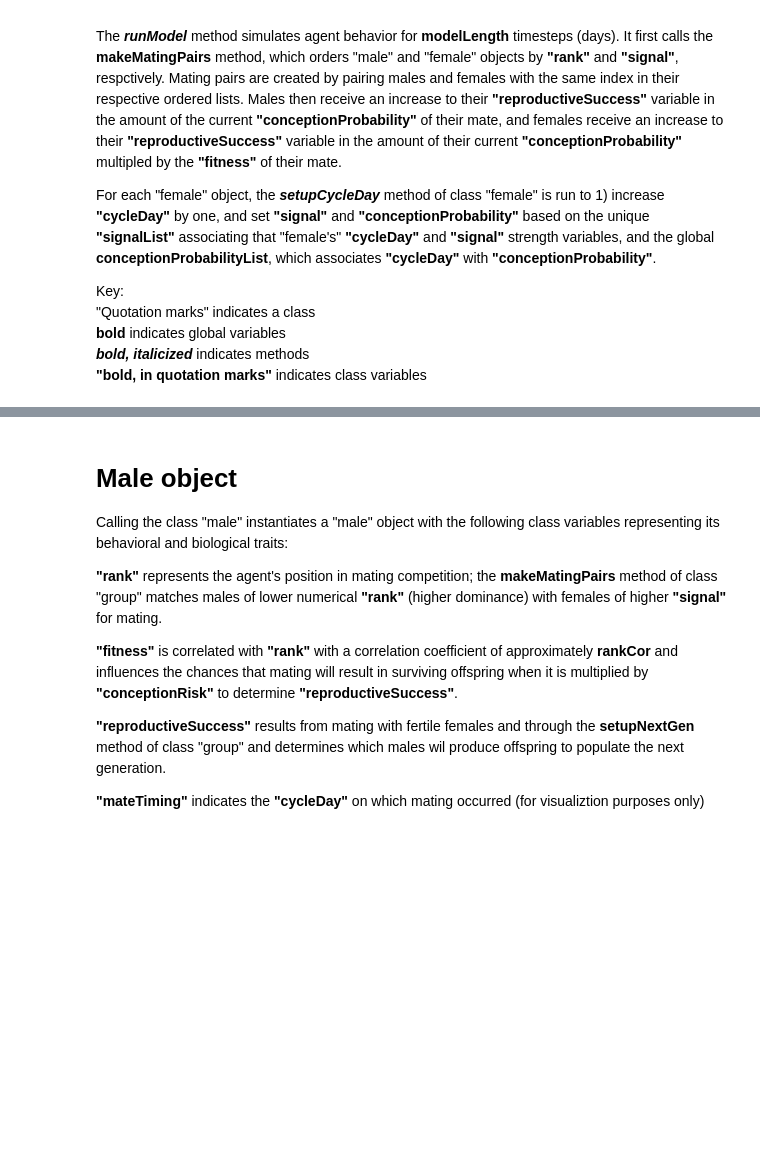
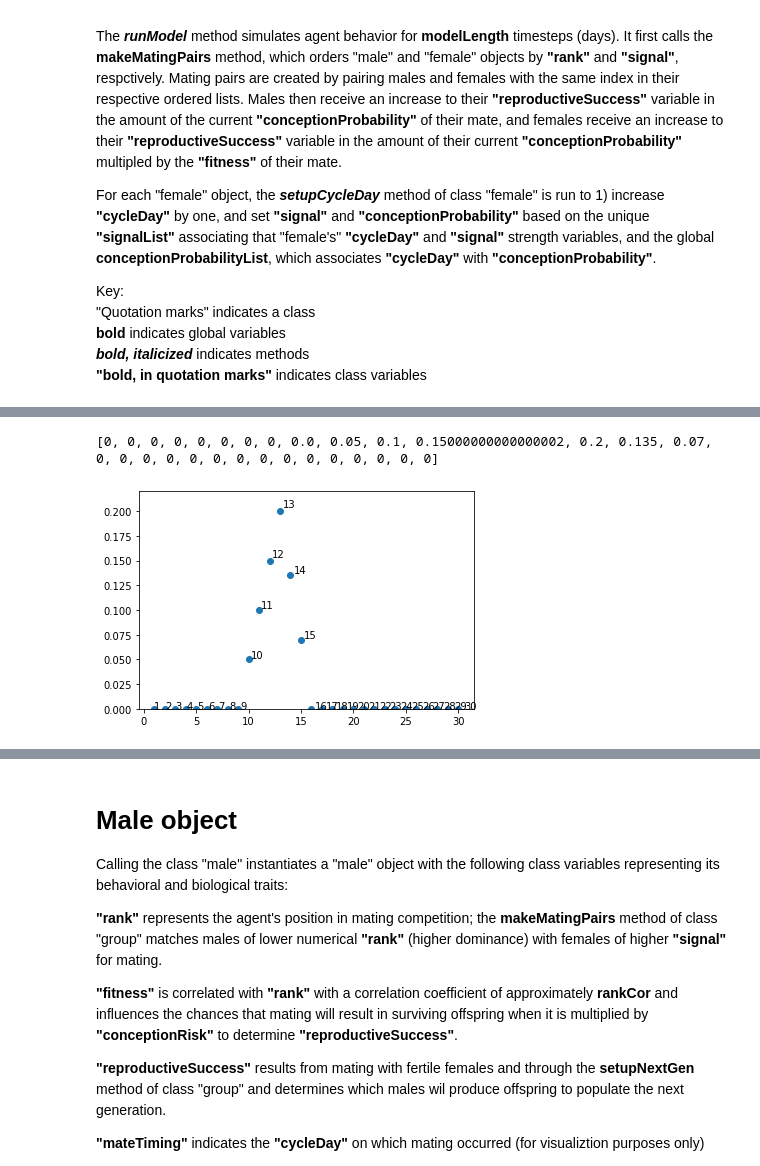
Before and after one commit to kevinrosenfield/FertilitySignalsABM, a Jupyter notebook: fertSignals_0d_GA_v2.ipynb, the cells around one changed output, grey strips where cells are left out. Cells and saved outputs as stored; diff of their text form; code cells hidden in the pictures; blank space fills up the shorter version.

```diff
--- a/fertSignals_0d_GA_v2.ipynb
+++ b/fertSignals_0d_GA_v2.ipynb
@@ -420,0 +428,21 @@ class group:
+# %%
+inceraseStartDay = 9
+increaseDuration = 4
+decreaseStartDay = inceraseStartDay + increaseDuration
+increaseCoefficient = 0.05
+totalIncrease = increaseDuration * increaseCoefficient
+decreaseCoefficient = 0.065
+
+x =  np.arange(1,cycleLength + 1,1)
+y = [0] * (inceraseStartDay - 1) + [0 + increaseCoefficient * i for i in range(increaseDuration+1)]
+y = y + [(totalIncrease) - i * decreaseCoefficient for i in range(1,int(totalIncrease/decreaseCoefficient))]
+y = y + [0] * (cycleLength - len(y))
+print(y)
+fig , ax = plt.subplots()
+ax.scatter(x,y)
+ax.set_ylim(0,max(y)*1.1)
+for i, txt in enumerate(x):
+    ax.annotate(txt, (x[i]*1.02, y[i]*1.02))
+# %% [output]
+[0, 0, 0, 0, 0, 0, 0, 0, 0.0, 0.05, 0.1, 0.15000000000000002, 0.2, 0.135, 0.07, 0, 0, 0, 0, 0, 0, 0, 0, 0, 0, 0, 0, 0, 0, 0]
+[figure, added]
```
Also changed, not shown: parts of 6 cells of this notebook.
